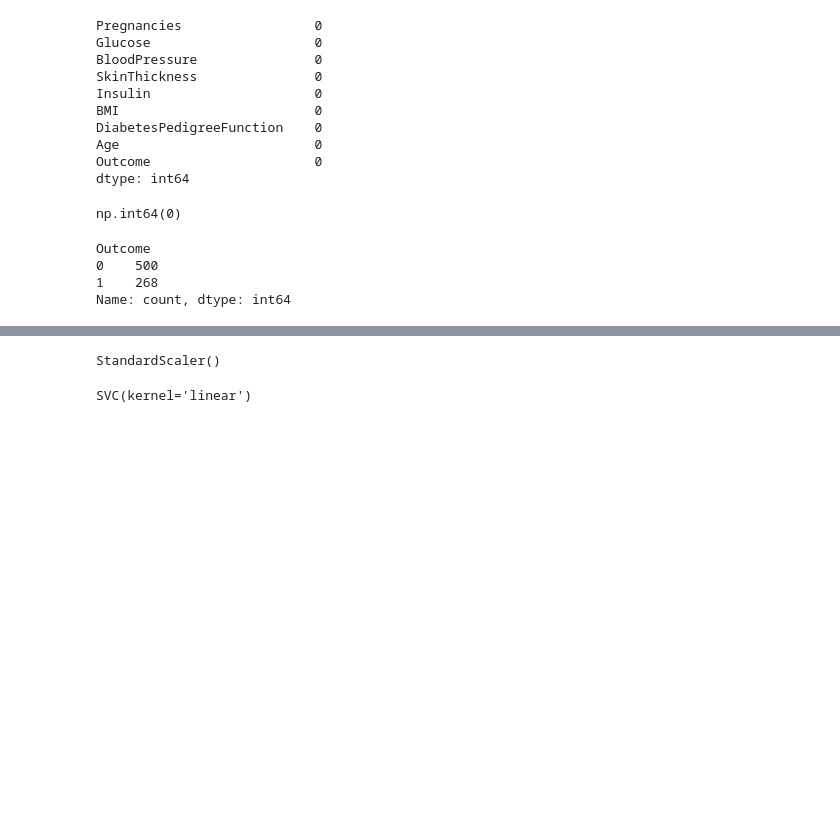
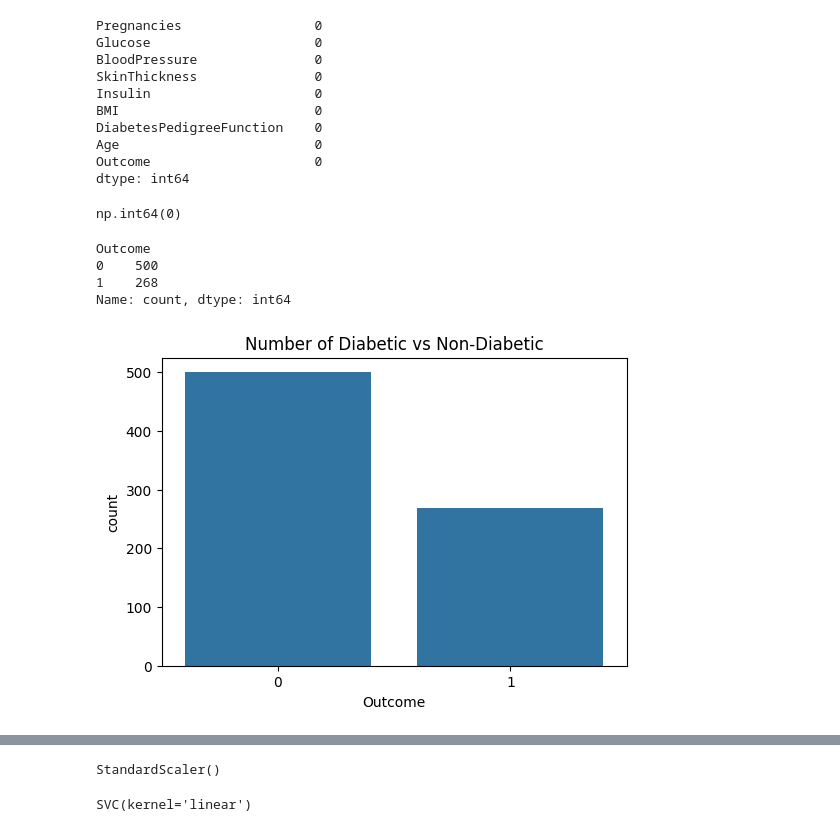
Before and after one commit to Md-Shaon-Khan/Machine-Learning-Basics-Project, a Jupyter notebook: Diabetes Prediction/predictDiabetes.ipynb, the cells around one changed output, grey strips where cells are left out. Cells and saved outputs as stored; diff of their text form; code cells hidden in the pictures; blank space fills up the shorter version.

```diff
--- a/Diabetes Prediction/predictDiabetes.ipynb
+++ b/Diabetes Prediction/predictDiabetes.ipynb
@@ -50,6 +50,17 @@ Outcome
 0    500
 1    268
 Name: count, dtype: int64
+# %%
+import matplotlib.pyplot as plt
+import seaborn as sns
+
+
+plt.figure(figsize=(6,4))
+sns.countplot(x='Outcome', data=diabetes_dataset)
+plt.title("Number of Diabetic vs Non-Diabetic")
+plt.show()
+# %% [output]
+[figure, added]
 # %%
 diabetes_dataset.groupby('Outcome').mean()
 # %% [output]
```
Also changed, not shown: parts of 7 cells of this notebook.
